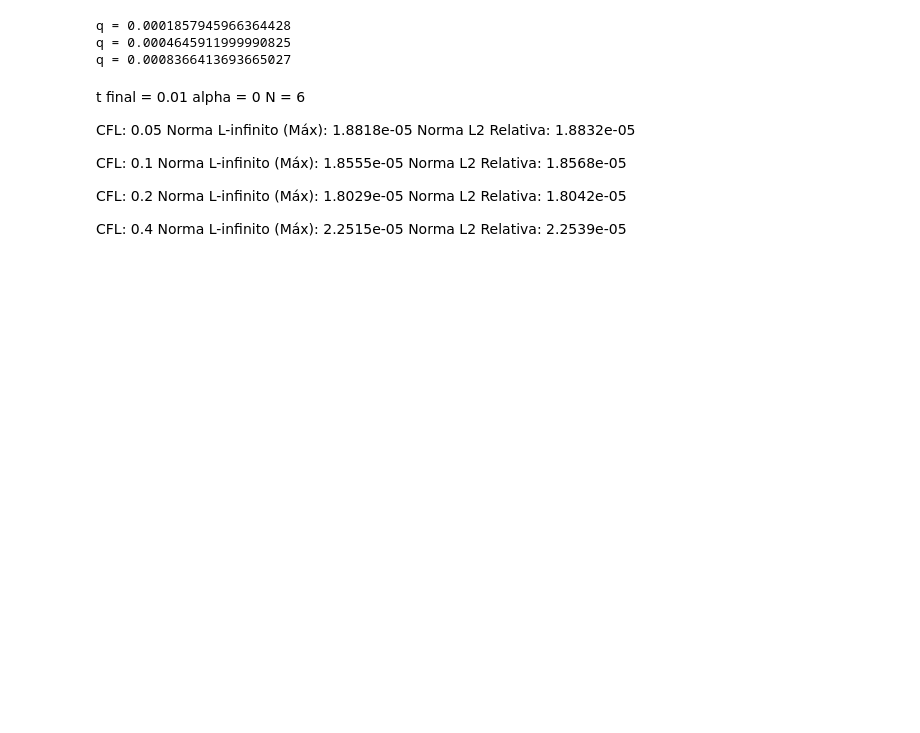
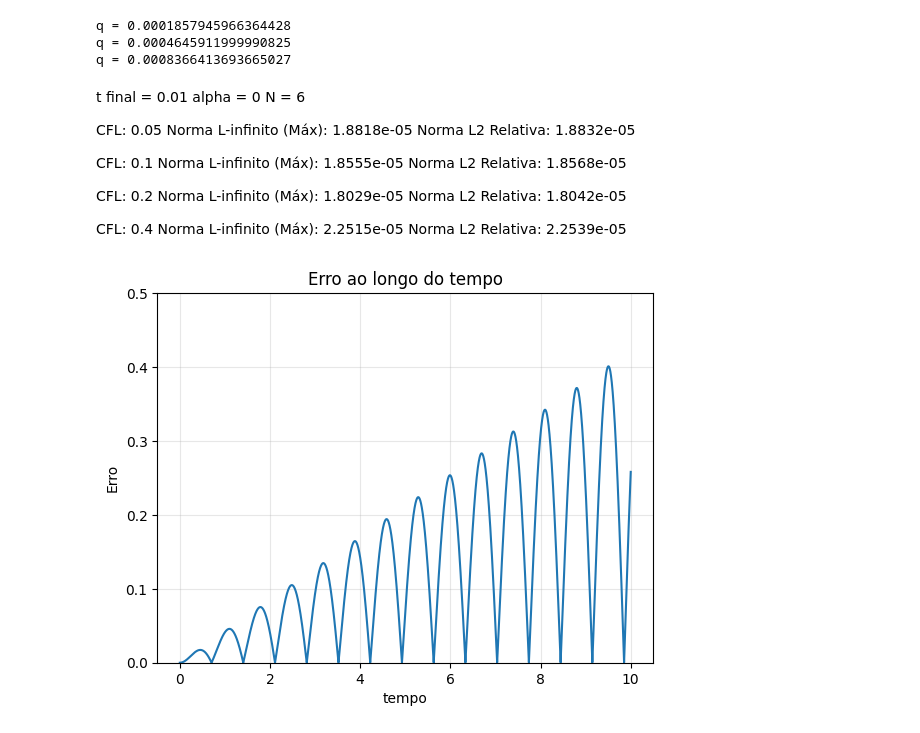
Before and after one commit to andrefsr/DG-FEM, a Jupyter notebook: engine/dg2D/tests.ipynb, the cells around one changed output. Cells and saved outputs as stored; diff of their text form; code cells hidden in the pictures; blank space fills up the shorter version.

```diff
--- a/engine/dg2D/tests.ipynb
+++ b/engine/dg2D/tests.ipynb
@@ -732,3 +813,14 @@ Norma L2 Relativa:      1.8042e-05
 CFL: 0.4
 Norma L-infinito (Máx): 2.2515e-05
 Norma L2 Relativa:      2.2539e-05
+# %%
+plt.figure()
+plt.grid(alpha=0.3)
+plt.title('Erro ao longo do tempo')
+plt.plot(t,erro)
+plt.ylim(0,0.5)
+plt.xlabel('tempo')
+plt.ylabel('Erro')
+plt.show()
+# %% [output]
+[figure, added]
```
Also changed, not shown: parts of 2 cells of this notebook, 2 other files.
